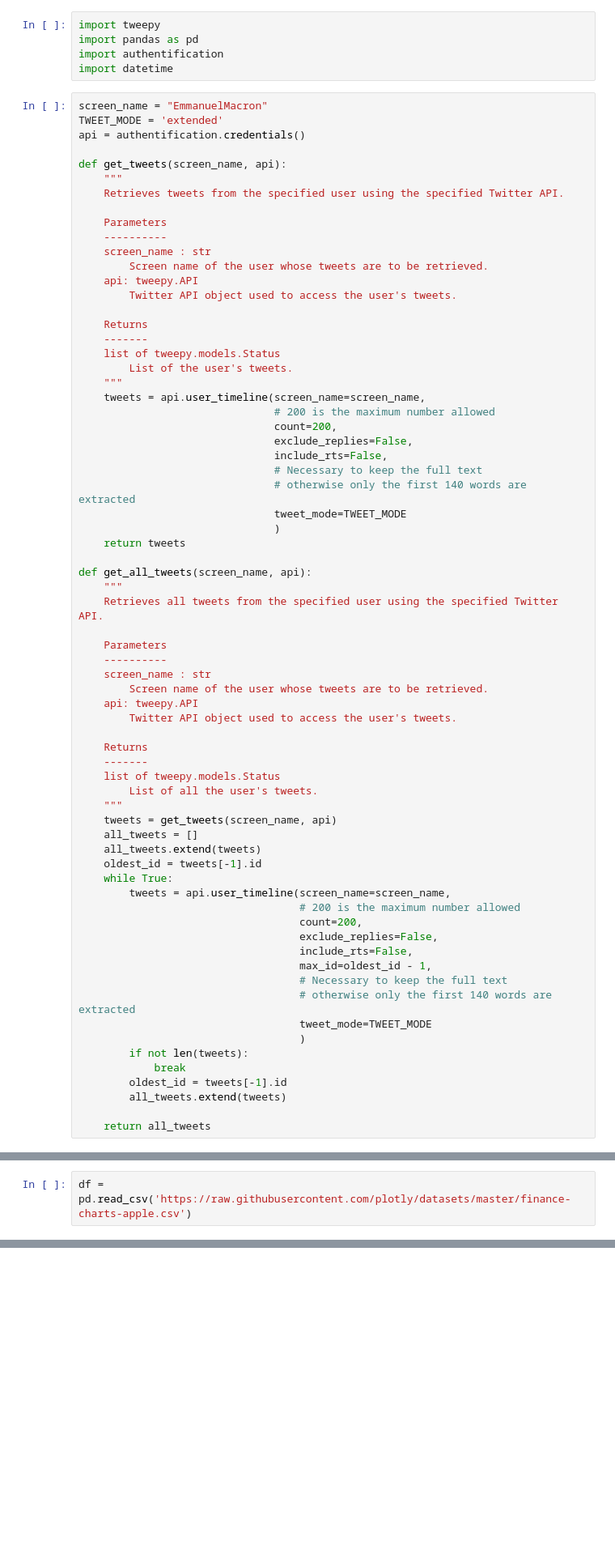
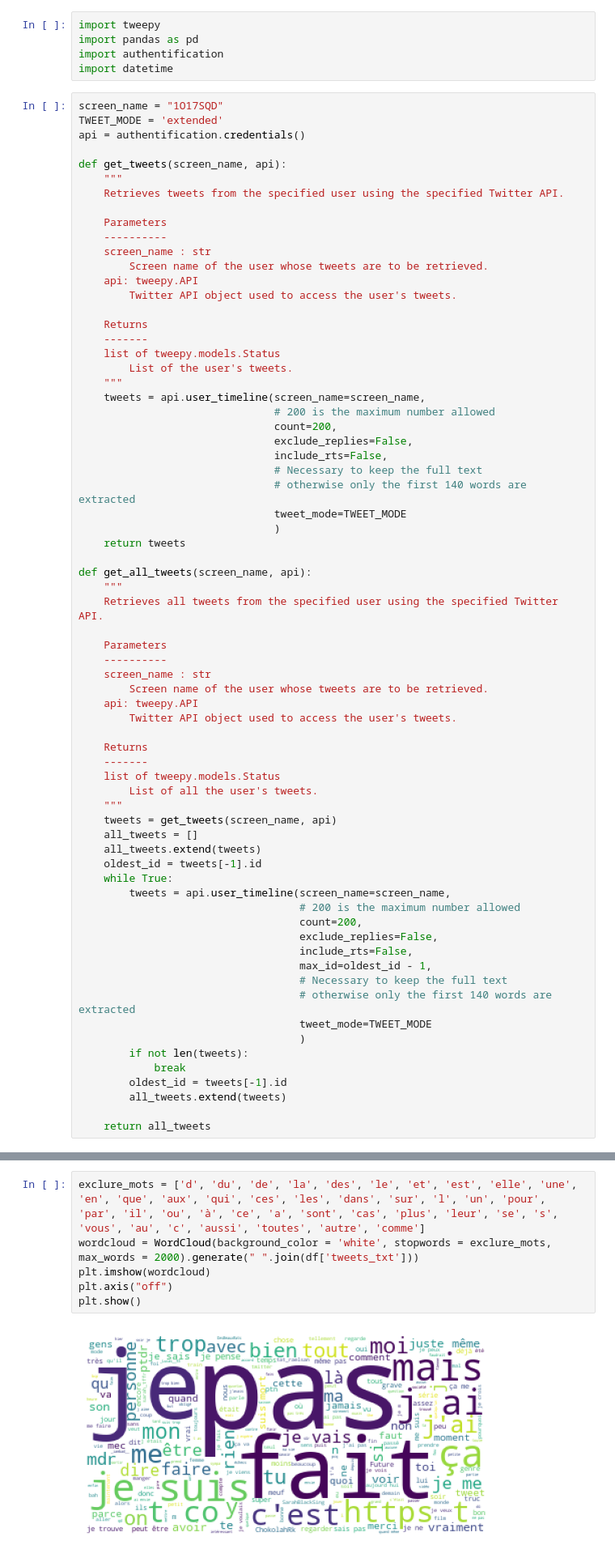
Before and after one commit to 1017SQD/plotly-app, a Jupyter notebook: test.ipynb, the cells around one changed output, grey strips where cells are left out. Shown at 81% size. Drawn from its saved outputs; the diff is of its cells as text; blank space fills up the shorter version.

```diff
--- a/test.ipynb
+++ b/test.ipynb
@@ -4,7 +4,7 @@ import pandas as pd
 import authentification
 import datetime
 # %%
-screen_name = "EmmanuelMacron"
+screen_name = "1O17SQD"
 TWEET_MODE = 'extended'
 api = authentification.credentials()
 
@@ -165,2 +180,0 @@ test[test["year"] == 2017]
-# %%
-df = pd.read_csv('https://raw.githubusercontent.com/plotly/datasets/master/finance-charts-apple.csv')
@@ -287,0 +186,8 @@ ModuleNotFoundError: No module named 'dash_design_kit'
+# %%
+exclure_mots = ['d', 'du', 'de', 'la', 'des', 'le', 'et', 'est', 'elle', 'une', 'en', 'que', 'aux', 'qui', 'ces', 'les', 'dans', 'sur', 'l', 'un', 'pour', 'par', 'il', 'ou', 'à', 'ce', 'a', 'sont', 'cas', 'plus', 'leur', 'se', 's', 'vous', 'au', 'c', 'aussi', 'toutes', 'autre', 'comme']
+wordcloud = WordCloud(background_color = 'white', stopwords = exclure_mots, max_words = 2000).generate(" ".join(df['tweets_txt']))
+plt.imshow(wordcloud)
+plt.axis("off")
+plt.show()
+# %% [output]
+[figure, added]
```
Also changed, not shown: parts of 24 cells of this notebook, 2 other files.
